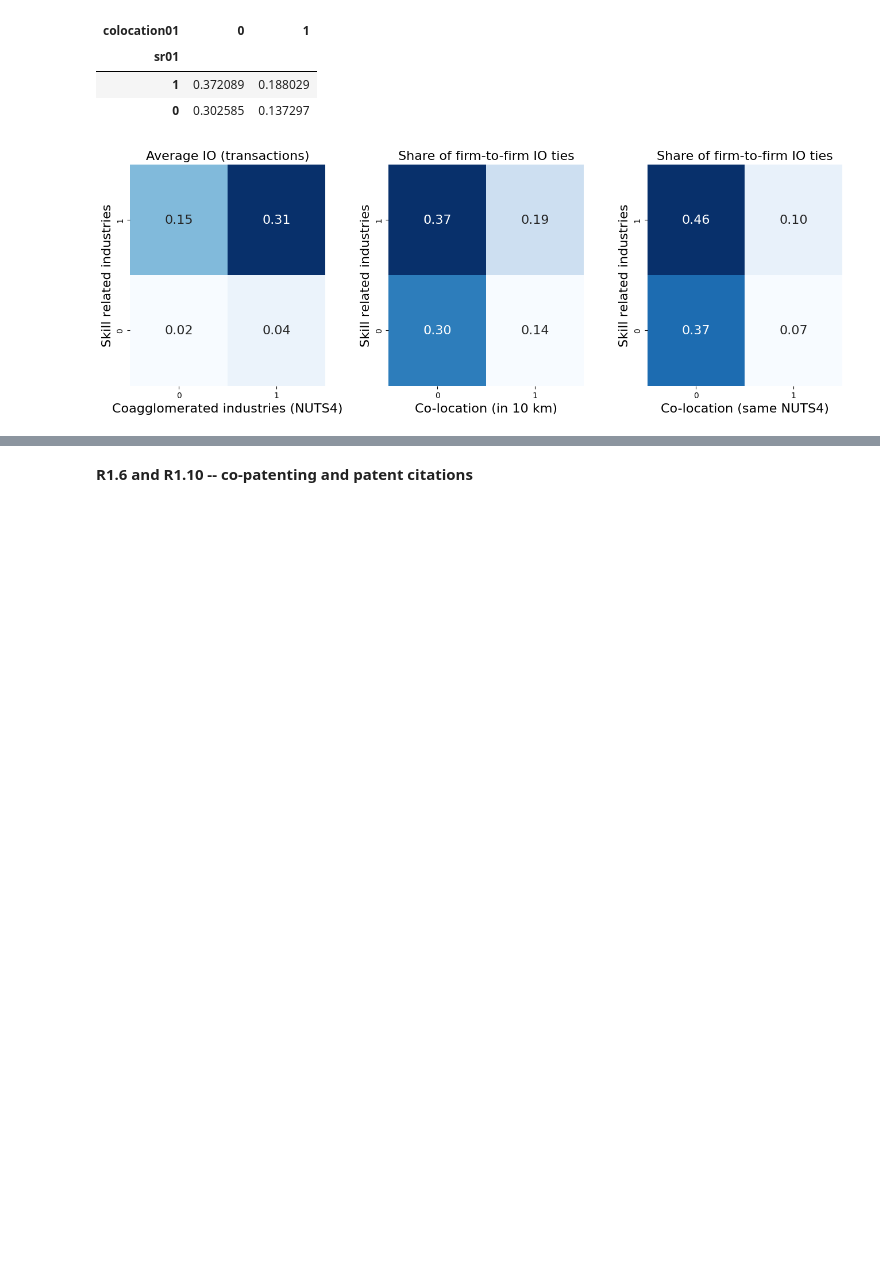
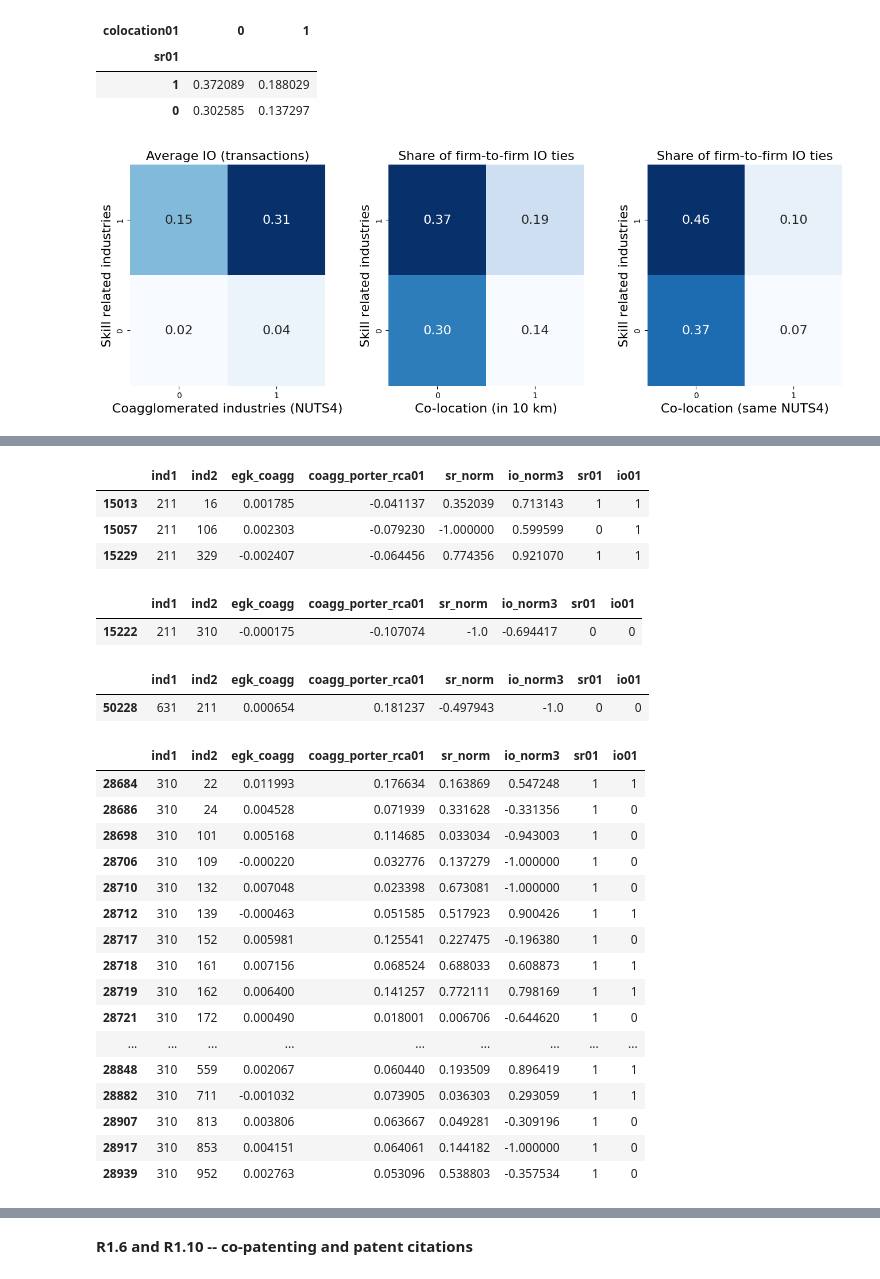
Before and after one commit to sandorjuhasz/coagglomeration, a Jupyter notebook: code/06b_revision.ipynb, the cells around one changed output, grey strips where cells are left out. Drawn from its saved outputs; the diff is of its cells as text; code cells hidden in the pictures; blank space fills up the shorter version.

Commit message:
commit before new KSH data inclusion

```diff
--- a/code/06b_revision.ipynb
+++ b/code/06b_revision.ipynb
@@ -157,0 +167,13 @@ crosstab_visual(
+# %%
+# SR and coagglomeration table
+ii_reg = pd.read_csv(f"../data/oc15_2023_dec/04oc_data_{region_level}_{year}.csv", sep=";")
+
+def ind_ind_variables(df, colocation_variable):
+    """function to speed up test with different coagglomeration measures"""
+    df["sr01"] = (df["sr_norm"] > 0).astype(int)
+    #df["colocation_median01"] = (df[colocation_variable] > df[colocation_variable].median()).astype(int)
+    df["colocation01"] = (df[colocation_variable] > 0).astype(int)
+    return df
+
+ii_table = ind_ind_variables(ii_reg, colocation_variable="coagg_porter_rca01")
+ii_table["io01"] = (ii_table["io_norm3"] > 0).astype(int)
@@ -157,0 +204,41 @@ crosstab_visual(
+# %%
+ii_table[(ii_table["ind1"]==211) & (ii_table["coagg_porter_rca01"]<0) & (ii_table["io_norm3"]>0)]\
+    .loc[:,["ind1", "ind2", "egk_coagg", "coagg_porter_rca01", "sr_norm", "io_norm3", "sr01", "io01"]]
+# %% [output]
+|  | ind1 | ind2 | egk_coagg | coagg_porter_rca01 | sr_norm | io_norm3 | sr01 | io01 |
+| 15013 | 211 | 16 | 0.001785 | -0.041137 | 0.352039 | 0.713143 | 1 | 1 |
+| 15057 | 211 | 106 | 0.002303 | -0.079230 | -1.000000 | 0.599599 | 0 | 1 |
+| 15229 | 211 | 329 | -0.002407 | -0.064456 | 0.774356 | 0.921070 | 1 | 1 |
+# %%
+# NOT co-located + NOT skill related + NOT IO related | furniture and pharma
+ii_table[(ii_table["ind1"]==211) & (ii_table["ind2"]==310)].loc[:,["ind1", "ind2", "egk_coagg", "coagg_porter_rca01", "sr_norm", "io_norm3", "sr01", "io01"]]
+# %% [output]
+|  | ind1 | ind2 | egk_coagg | coagg_porter_rca01 | sr_norm | io_norm3 | sr01 | io01 |
+| 15222 | 211 | 310 | -0.000175 | -0.107074 | -1.0 | -0.694417 | 0 | 0 |
+# %%
+# co-located + skill related + IO related
+ii_table[(ii_table["ind1"]==631) & (ii_table["ind2"]==211)].loc[:,["ind1", "ind2", "egk_coagg", "coagg_porter_rca01", "sr_norm", "io_norm3", "sr01", "io01"]]
+# %% [output]
+|  | ind1 | ind2 | egk_coagg | coagg_porter_rca01 | sr_norm | io_norm3 | sr01 | io01 |
+| 50228 | 631 | 211 | 0.000654 | 0.181237 | -0.497943 | -1.0 | 0 | 0 |
+# %%
+ii_table[(ii_table["ind1"]==310) & (ii_table["coagg_porter_rca01"]>0) & (ii_table["sr_norm"]>0)]\
+    .loc[:,["ind1", "ind2", "egk_coagg", "coagg_porter_rca01", "sr_norm", "io_norm3", "sr01", "io01"]]
+# %% [output]
+|  | ind1 | ind2 | egk_coagg | coagg_porter_rca01 | sr_norm | io_norm3 | sr01 | io01 |
+| 28684 | 310 | 22 | 0.011993 | 0.176634 | 0.163869 | 0.547248 | 1 | 1 |
+| 28686 | 310 | 24 | 0.004528 | 0.071939 | 0.331628 | -0.331356 | 1 | 0 |
+| 28698 | 310 | 101 | 0.005168 | 0.114685 | 0.033034 | -0.943003 | 1 | 0 |
+| 28706 | 310 | 109 | -0.000220 | 0.032776 | 0.137279 | -1.000000 | 1 | 0 |
+| 28710 | 310 | 132 | 0.007048 | 0.023398 | 0.673081 | -1.000000 | 1 | 0 |
+| 28712 | 310 | 139 | -0.000463 | 0.051585 | 0.517923 | 0.900426 | 1 | 1 |
+| 28717 | 310 | 152 | 0.005981 | 0.125541 | 0.227475 | -0.196380 | 1 | 0 |
+| 28718 | 310 | 161 | 0.007156 | 0.068524 | 0.688033 | 0.608873 | 1 | 1 |
+| 28719 | 310 | 162 | 0.006400 | 0.141257 | 0.772111 | 0.798169 | 1 | 1 |
+| 28721 | 310 | 172 | 0.000490 | 0.018001 | 0.006706 | -0.644620 | 1 | 0 |
+| ... | ... | ... | ... | ... | ... | ... | ... | ... |
+| 28848 | 310 | 559 | 0.002067 | 0.060440 | 0.193509 | 0.896419 | 1 | 1 |
+| 28882 | 310 | 711 | -0.001032 | 0.073905 | 0.036303 | 0.293059 | 1 | 1 |
+| 28907 | 310 | 813 | 0.003806 | 0.063667 | 0.049281 | -0.309196 | 1 | 0 |
+| 28917 | 310 | 853 | 0.004151 | 0.064061 | 0.144182 | -1.000000 | 1 | 0 |
+| 28939 | 310 | 952 | 0.002763 | 0.053096 | 0.538803 | -0.357534 | 1 | 0 |
```
Also changed, not shown: parts of 8 cells of this notebook.
